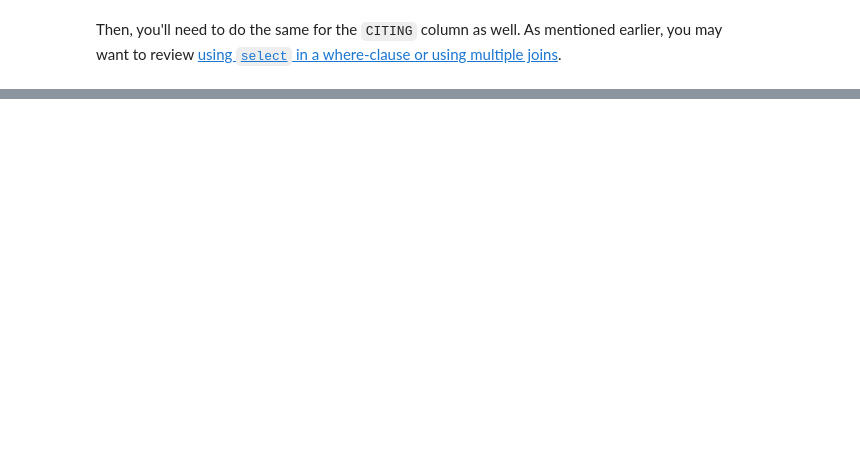
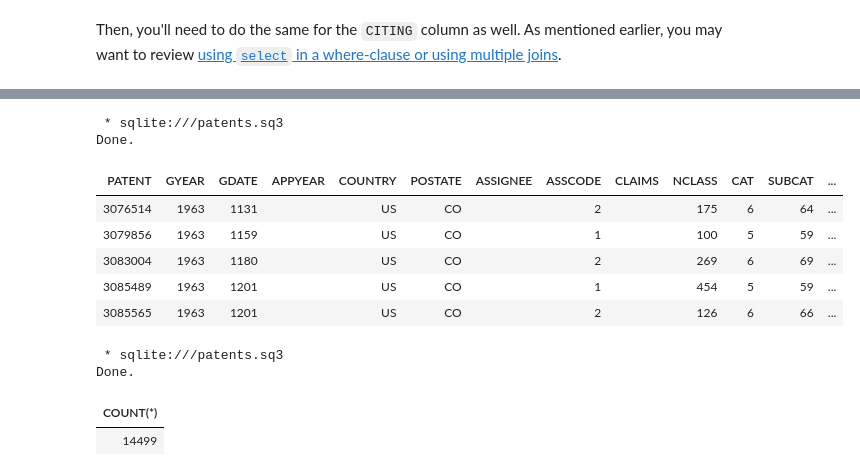
Before and after one commit to paudelnirajan/lab3-sql-patent2, a Jupyter notebook: Lab03-sqlite-patent.ipynb, the cells around one changed output, grey strips where cells are left out. Cells and saved outputs as stored; diff of their text form; code cells hidden in the pictures; blank space fills up the shorter version.

```diff
--- a/Lab03-sqlite-patent.ipynb
+++ b/Lab03-sqlite-patent.ipynb
@@ -72,0 +172,28 @@ Eneter your solution as a single SQL query below:
+# %%
+%%sql
+SELECT * FROM
+patents as p1
+JOIN citations ON p1.PATENT = citations.CITED
+JOIN patents as p2 ON p2.PATENT = citations.CITING
+WHERE p1.POSTATE = 'CO' AND p2.POSTATE = 'CO'
+LIMIT 5;
+# %% [output]
+ * sqlite:///patents.sq3
+Done.
+| PATENT | GYEAR | GDATE | APPYEAR | COUNTRY | POSTATE | ASSIGNEE | ASSCODE | CLAIMS | NCLASS | CAT | SUBCAT | ... |
+| 3076514 | 1963 | 1131 |  | US | CO |  | 2 |  | 175 | 6 | 64 | ... |
+| 3079856 | 1963 | 1159 |  | US | CO |  | 1 |  | 100 | 5 | 59 | ... |
+| 3083004 | 1963 | 1180 |  | US | CO |  | 2 |  | 269 | 6 | 69 | ... |
+| 3085489 | 1963 | 1201 |  | US | CO |  | 1 |  | 454 | 5 | 59 | ... |
+| 3085565 | 1963 | 1201 |  | US | CO |  | 2 |  | 126 | 6 | 66 | ... |
+# %%
+%%sql
+SELECT COUNT(*) FROM
+patents as p1 INNER JOIN citations ON p1.patent=citations.CITED
+INNER JOIN patents as p2 ON p2.patent=citations.CITING
+WHERE p1.POSTATE='CO' AND p2.POSTATE='CO';
+# %% [output]
+ * sqlite:///patents.sq3
+Done.
+| COUNT(*) |
+| 14499 |
```
Also changed, not shown: parts of 22 cells of this notebook.
